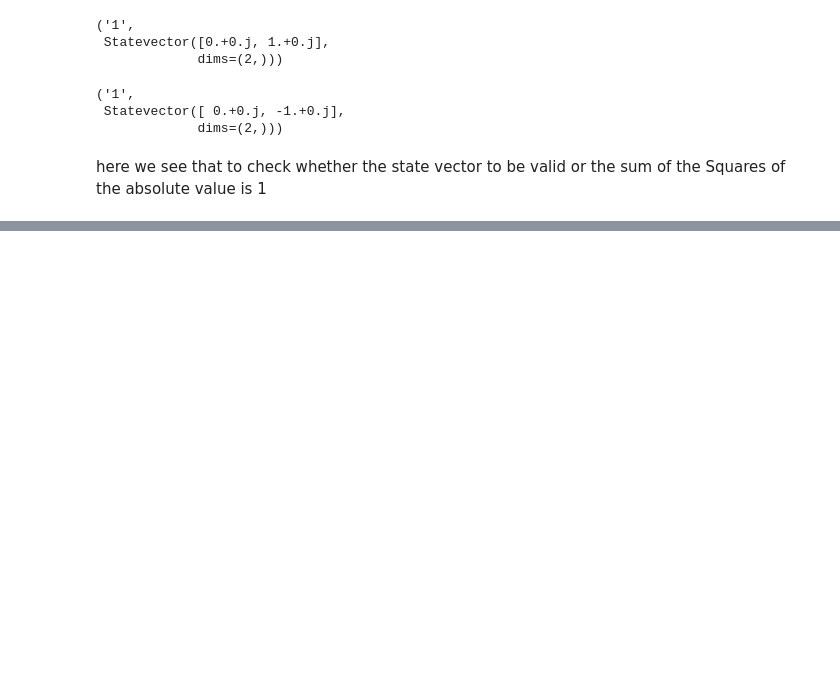
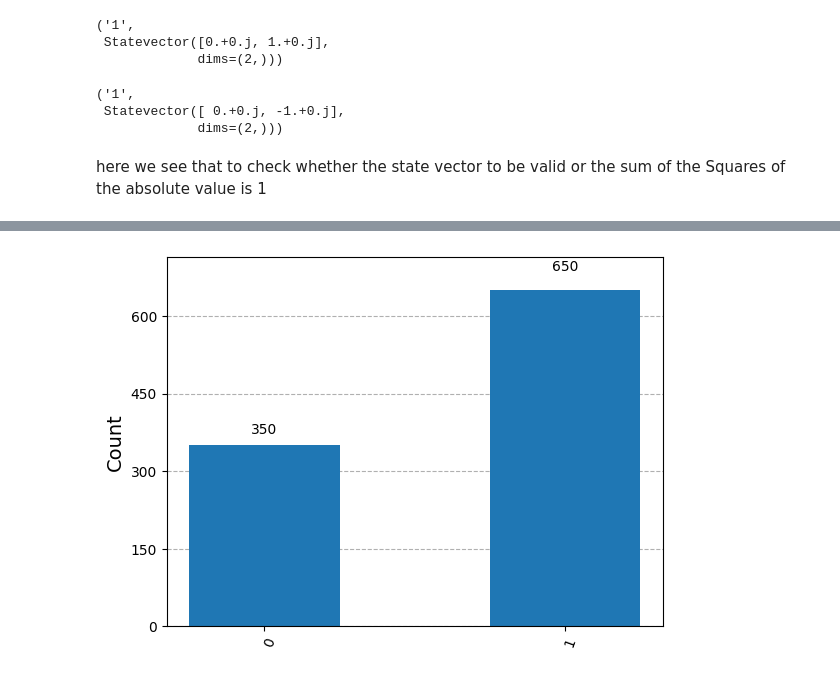
Before and after one commit to joshIsac/quantumcomputing, a Jupyter notebook: 2348523_Quantum_State_representation_lab1.ipynb, the cells around one changed output, grey strips where cells are left out. Cells and saved outputs as stored; diff of their text form; code cells hidden in the pictures; blank space fills up the shorter version.

```diff
--- a/2348523_Quantum_State_representation_lab1.ipynb
+++ b/2348523_Quantum_State_representation_lab1.ipynb
@@ -68,7 +50,7 @@ Statevector([0.5+0.j, 0.5+0.j],
 # %%
 u=Statevector([1/np.sqrt(2),1/np.sqrt(2)])
 v=Statevector([(1+2.0j)/3,-2/3])
-w=Statevector([2/np.sqrt(5),3/np.sqrt(5)])
+w=Statevector([(3/5),(4/5)])
 x=Statevector([(1+3j)/2,(1-3j)/2])
 
 print("State vectors u,v, and w is defined")
@@ -139,4 +121,6 @@ statistics_u=u.sample_counts(1000)
 print(statistics_u)
 statistics_v=v.sample_counts(1000)
 print(statistics_v)
+statistics_w=w.sample_counts(1000)
+print(statistics_w)
 # %% [output]
@@ -155,0 +141,5 @@ plot_histogram(statistics_v)
+# %%
+#plotting of W
+plot_histogram(statistics_w)
+# %% [output]
+[figure, added]
```
Also changed, not shown: parts of 9 cells of this notebook.
